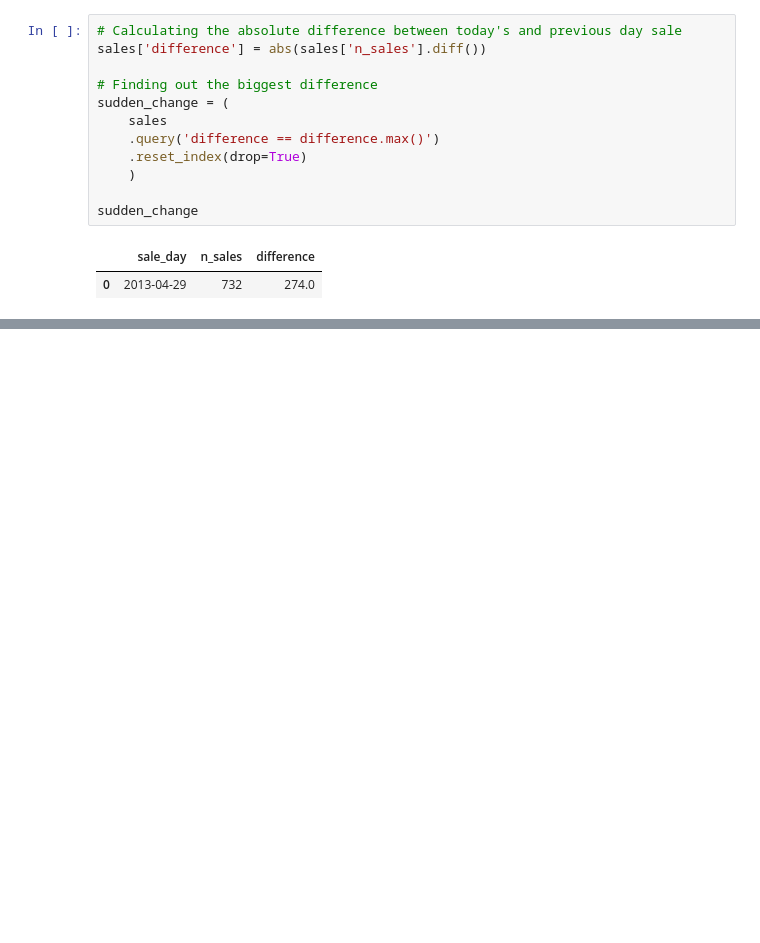
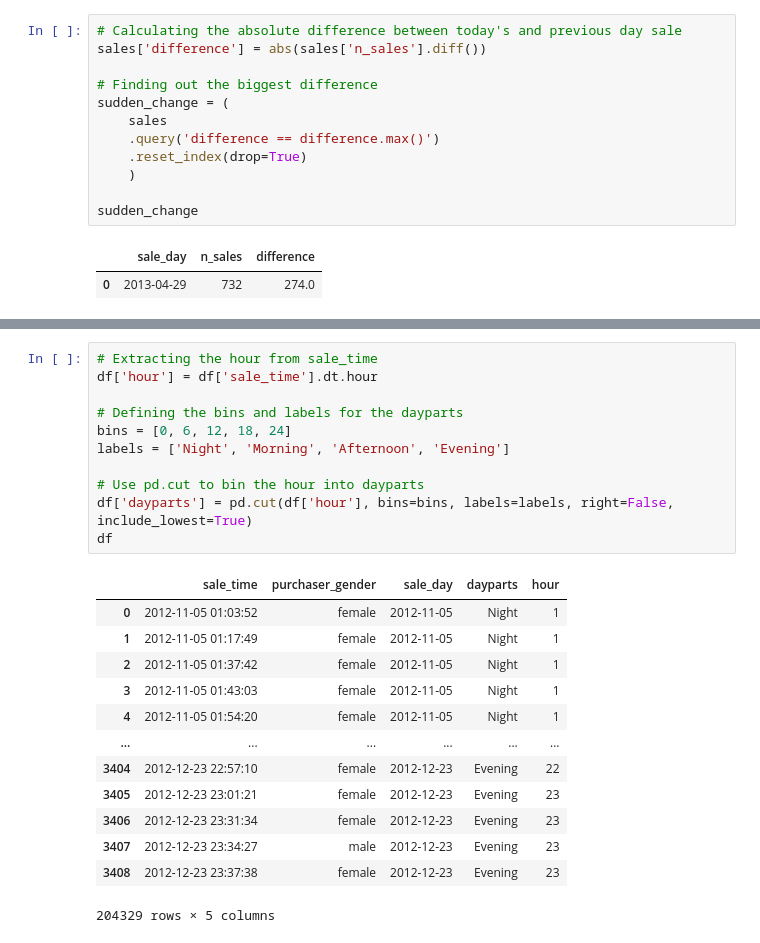
Before and after one commit to manujsinghwal/23andMe-data-analysis, a Jupyter notebook: 23andMe_data_analysis.ipynb, the cells around one changed output, grey strips where cells are left out. Saved outputs shown, nothing was run; the diff lists cells and outputs as text; blank space fills up the shorter version.

```diff
--- a/23andMe_data_analysis.ipynb
+++ b/23andMe_data_analysis.ipynb
@@ -116,0 +240,25 @@ sudden_change
+# %%
+# Extracting the hour from sale_time
+df['hour'] = df['sale_time'].dt.hour
+
+# Defining the bins and labels for the dayparts
+bins = [0, 6, 12, 18, 24]
+labels = ['Night', 'Morning', 'Afternoon', 'Evening']
+
+# Use pd.cut to bin the hour into dayparts
+df['dayparts'] = pd.cut(df['hour'], bins=bins, labels=labels, right=False, include_lowest=True)
+df
+# %% [output]
+|  | sale_time | purchaser_gender | sale_day | dayparts | hour |
+| 0 | 2012-11-05 01:03:52 | female | 2012-11-05 | Night | 1 |
+| 1 | 2012-11-05 01:17:49 | female | 2012-11-05 | Night | 1 |
+| 2 | 2012-11-05 01:37:42 | female | 2012-11-05 | Night | 1 |
+| 3 | 2012-11-05 01:43:03 | female | 2012-11-05 | Night | 1 |
+| 4 | 2012-11-05 01:54:20 | female | 2012-11-05 | Night | 1 |
+| ... | ... | ... | ... | ... | ... |
+| 3404 | 2012-12-23 22:57:10 | female | 2012-12-23 | Evening | 22 |
+| 3405 | 2012-12-23 23:01:21 | female | 2012-12-23 | Evening | 23 |
+| 3406 | 2012-12-23 23:31:34 | female | 2012-12-23 | Evening | 23 |
+| 3407 | 2012-12-23 23:34:27 | male | 2012-12-23 | Evening | 23 |
+| 3408 | 2012-12-23 23:37:38 | female | 2012-12-23 | Evening | 23 |
+204329 rows × 5 columns
```
Also changed, not shown: parts of 14 cells of this notebook.
